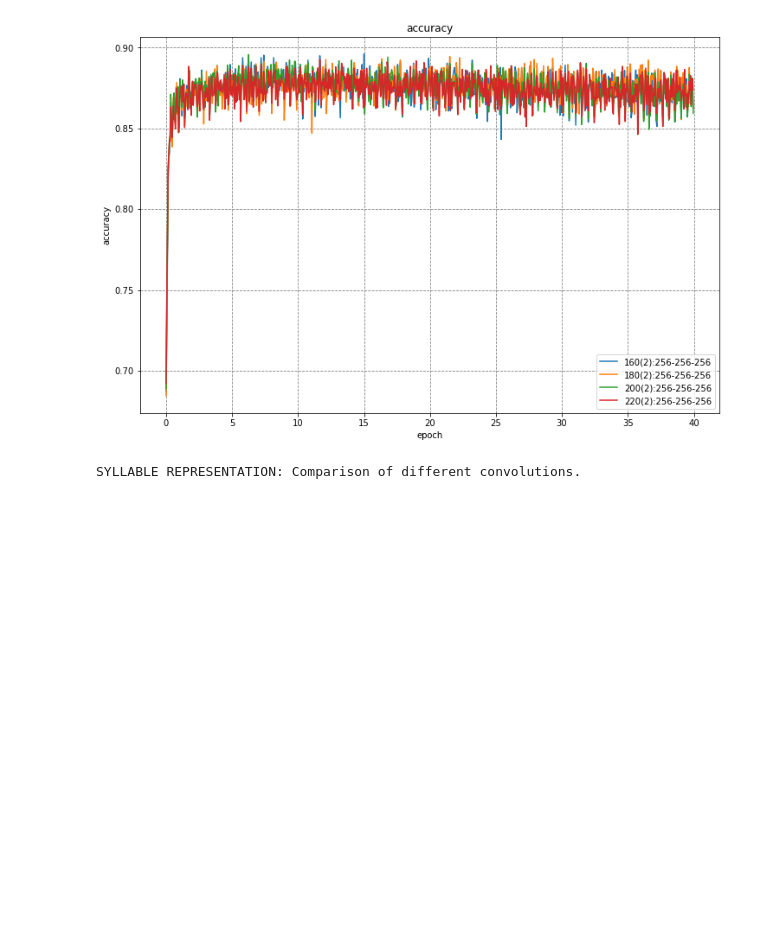
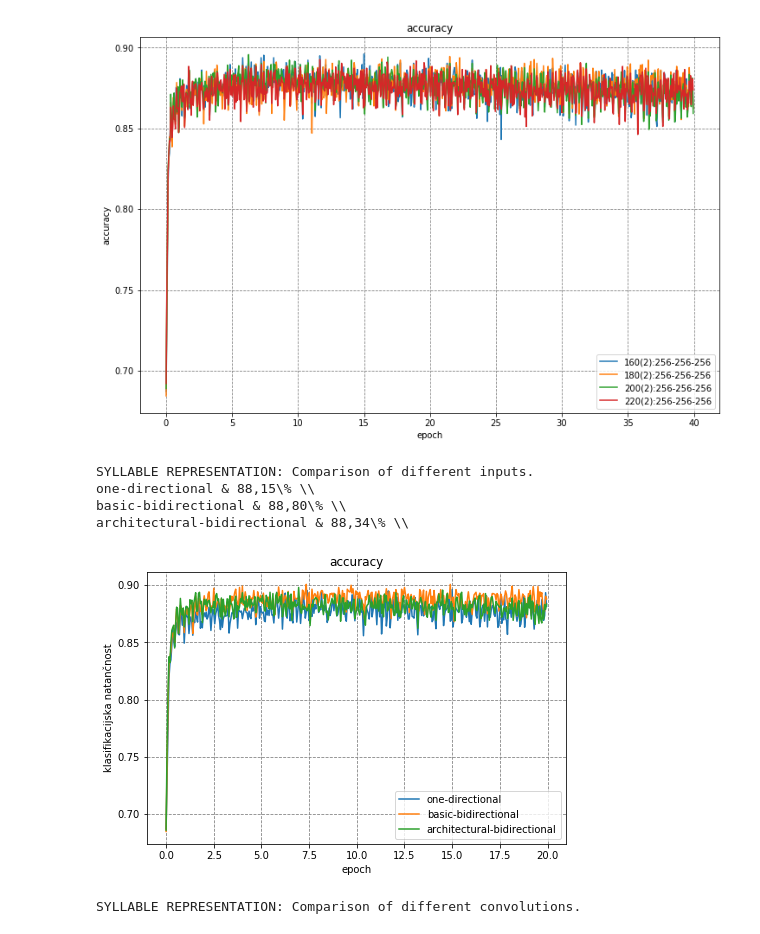
Before and after one commit to lkrsnik/accetuation, a Jupyter notebook: cnn/word_accetuation/cnn_dictionary/results_presentation.ipynb, the cells around one changed output. Drawn from its saved outputs; the diff is of its cells as text; code cells hidden in the pictures; blank space fills up the shorter version.

Commit message:
Added syllabled architectural bidirectional inputs and unfinnished svm

```diff
--- a/cnn/word_accetuation/cnn_dictionary/results_presentation.ipynb
+++ b/cnn/word_accetuation/cnn_dictionary/results_presentation.ipynb
@@ -169,7 +169,12 @@ inputs_syllabled_letters_different_convolutions = [#['../syllabled_letters/v2_0/
 inputs_syllables_different_convolution = [['../syllables/v2_0/40_epoch', '160(2):256-256-256'],
                                           ['../syllables/v2_1/40_epoch', '180(2):256-256-256'],
                                           ['../syllables/v2_2/40_epoch', '200(2):256-256-256'],
-                                          ['../syllables/v2_3/40_epoch', '220(2):256-256-256']]
+                                          ['../syllables/v2_3/40_epoch', '220(2):256-256-256'],]
+
+
+inputs_syllables_different_bidirectional_inputs = [['../syllables/v2_0/40_epoch', 'one-directional'],
+                                          ['../syllables/v3_0/20_epoch', 'basic-bidirectional'],
+                                          ['../syllables/v3_1/20_epoch', 'architectural-bidirectional']]
 
 
 inputs_syllables = [['../syllables/v1_0/10_epoch', '43(3):256-512-256'],
@@ -272,6 +277,15 @@ draw_plots(inputs_syllables_different_convolution, epoch_number=40, validation_d
 # %% [output]
 SYLLABLE REPRESENTATION: Comparison of different convolutions.
 [figure]
+# %%
+print('SYLLABLE REPRESENTATION: Comparison of different inputs.')
+draw_plots(inputs_syllables_different_bidirectional_inputs, epoch_number=20, validation_data=True)
+# %% [output]
+SYLLABLE REPRESENTATION: Comparison of different inputs.
+one-directional & 88,15\% \\
+basic-bidirectional & 88,80\% \\
+architectural-bidirectional & 88,34\% \\
+[figure, added]
 # %%
 print('SYLLABLE REPRESENTATION: Comparison of different convolutions.')
 draw_plots(inputs_syllables, epoch_number=40, validation_data=True)
```
Also changed, not shown: 2 other files.
